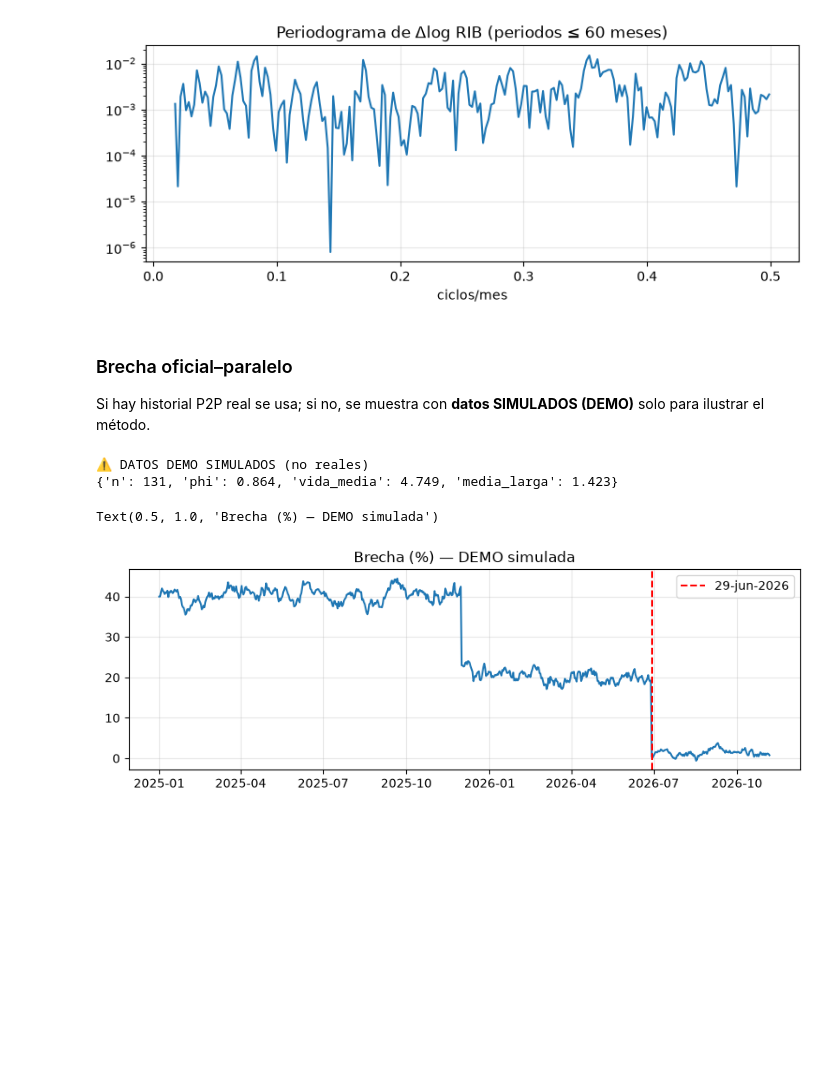
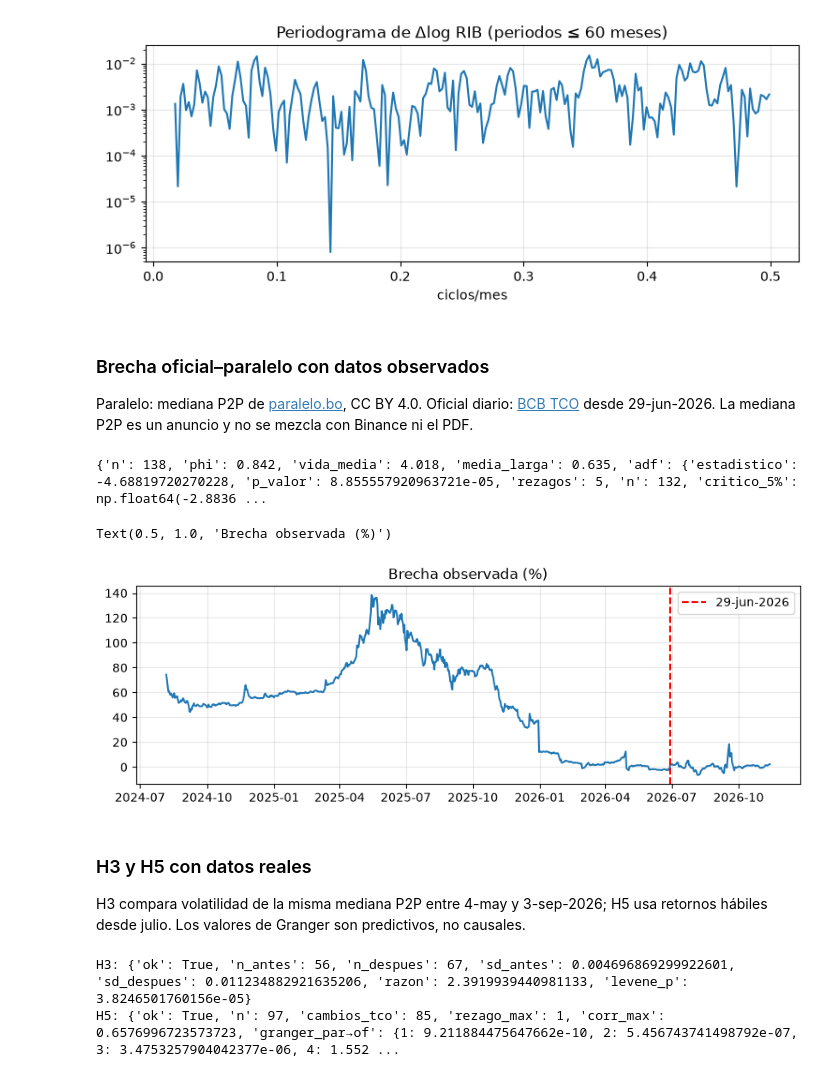
Before and after one commit to aleS1404/Monitor-de-Estres-Cambiario-y-Monetario-en-Bolivia, a Jupyter notebook: notebooks/cap5_ar_espectral.ipynb, the cells around one changed output. Saved outputs shown, nothing was run; the diff lists cells and outputs as text; code cells hidden in the pictures; blank space fills up the shorter version.

Commit message:
Integrar historiales diarios reales y completar H1 H3 H5

```diff
--- a/notebooks/cap5_ar_espectral.ipynb
+++ b/notebooks/cap5_ar_espectral.ipynb
@@ -23,23 +23,29 @@ print('Picos:', [round(p['periodo_meses'], 1) for p in sp['picos']], 'meses')
 # %% [output]
 Picos: [2.8, 11.9, 2.8] meses
 [figure]
-# %% [markdown]
-### Brecha oficial–paralelo
-Si hay historial P2P real se usa; si no, se muestra con **datos SIMULADOS (DEMO)** solo para ilustrar el método.
+# %% [markdown]
+### Brecha oficial–paralelo con datos observados
+Paralelo: mediana P2P de [paralelo.bo](https://paralelo.bo/api/v1/historical.csv), CC BY 4.0. Oficial diario: [BCB TCO](https://www.bcb.gob.bo/grafico_evolutivo/download.php?serie=tipo_de_cambio&format=csv) desde 29-jun-2026. La mediana P2P es un anuncio y no se mezcla con Binance ni el PDF.
 # %%
-col, pdf = data.load_p2p(); g = data.build_gap(m, d, col, pdf); demo_flag = False
-if len(g) < gp.MIN_OBS:
-    g = demo.synthetic_gap(m, d); demo_flag = True
-    print('⚠️ DATOS DEMO SIMULADOS (no reales)')
+col, pdf = data.load_p2p(); ext = data.load_external_parallel(); tco = data.load_bcb_tco(); g = data.build_gap(m, d, col, pdf, external=ext, official_tco=tco)
+assert len(ext) >= 30, 'Descargue el historial real: python -m bcb_pipeline fetch-history'
 r = gp.ar1_gap(g['brecha_pct'][g.index >= data.FECHA_FLEXIBLE])
-print({k: (round(v, 3) if isinstance(v, float) else v) for k, v in r.items() if k in ('n', 'phi', 'vida_media', 'media_larga')})
+print({k: (round(v, 3) if isinstance(v, float) else v) for k, v in r.items() if k in ('n', 'phi', 'vida_media', 'media_larga', 'adf')})
 # %% [output]
-⚠️ DATOS DEMO SIMULADOS (no reales)
-{'n': 131, 'phi': 0.864, 'vida_media': 4.749, 'media_larga': 1.423}
+{'n': 138, 'phi': 0.842, 'vida_media': 4.018, 'media_larga': 0.635, 'adf': {'estadistico': -4.68819720270228, 'p_valor': 8.855557920963721e-05, 'rezagos': 5, 'n': 132, 'critico_5%': np.float64(-2.8836 ...
 # %%
 x = g['brecha_pct']
-fig, ax = plt.subplots(figsize=(10, 3)); ax.plot(x); ax.axvline(data.FECHA_FLEXIBLE, c='r', ls='--', label='29-jun-2026'); ax.legend()
-ax.set_title('Brecha (%)' + (' — DEMO simulada' if demo_flag else ''))
+fig, ax = plt.subplots(figsize=(10, 3)); ax.plot(x); ax.axvline(data.FECHA_FLEXIBLE, c='r', ls='--', label='29-jun-2026'); ax.legend(); ax.set_title('Brecha observada (%)')
 # %% [output]
-Text(0.5, 1.0, 'Brecha (%) — DEMO simulada')
+Text(0.5, 1.0, 'Brecha observada (%)')
-[figure, old version]
+[figure, new version]
+# %% [markdown]
+### H3 y H5 con datos reales
+H3 compara volatilidad de la misma mediana P2P entre 4-may y 3-sep-2026; H5 usa retornos hábiles desde julio. Los valores de Granger son predictivos, no causales.
+# %%
+ret = gp.daily_returns(g['paralelo']); ret = ret[(ret.index >= '2026-05-04') & (ret.index <= '2026-09-03')]
+print('H3:', gp.volatility_by_regime(ret, str(data.FECHA_FLEXIBLE.date())))
+ll = gp.lead_lag(g['paralelo'], g['oficial']); ll.pop('cc', None); print('H5:', ll)
+# %% [output]
+H3: {'ok': True, 'n_antes': 56, 'n_despues': 67, 'sd_antes': 0.004696869299922601, 'sd_despues': 0.011234882921635206, 'razon': 2.3919939440981133, 'levene_p': 3.8246501760156e-05}
+H5: {'ok': True, 'n': 97, 'cambios_tco': 85, 'rezago_max': 1, 'corr_max': 0.6576996723573723, 'granger_par→of': {1: 9.211884475647662e-10, 2: 5.456743741498792e-07, 3: 3.4753257904042377e-06, 4: 1.552 ...
```
Also changed, not shown: 23 other files.
